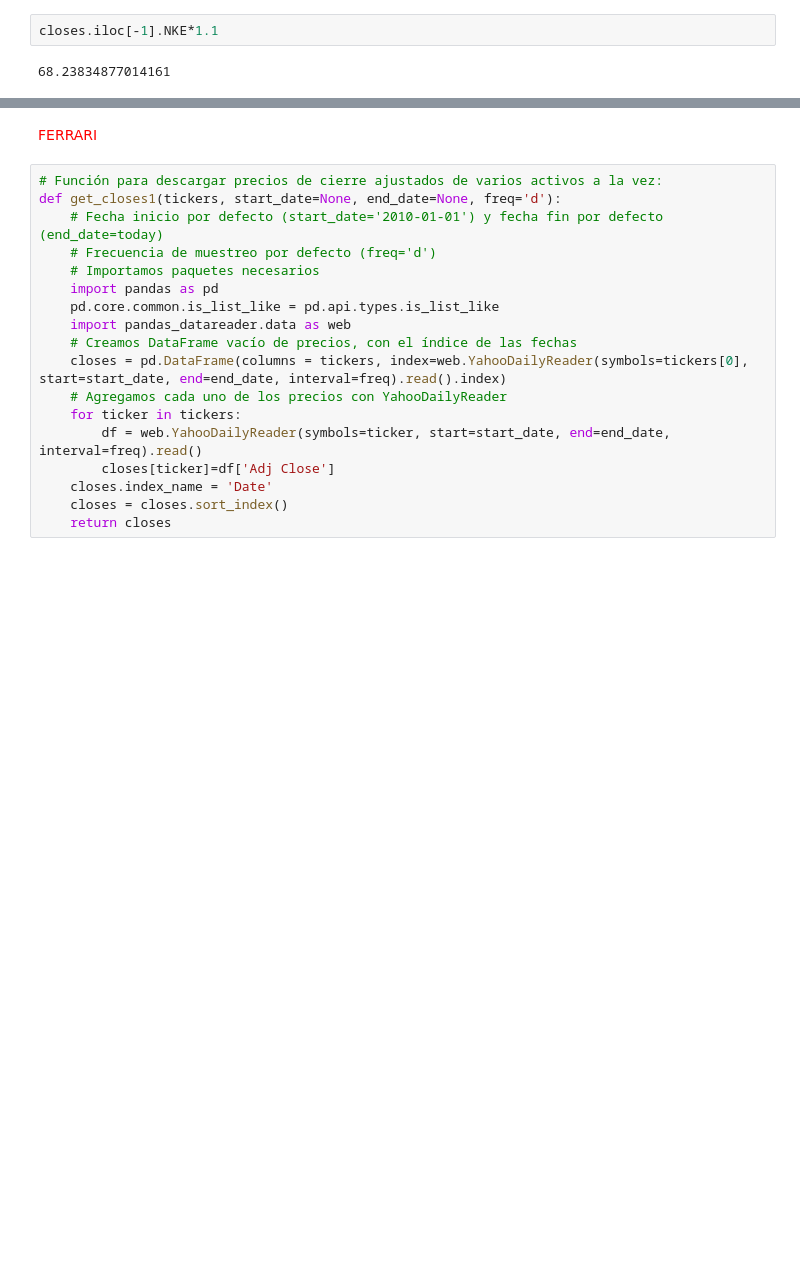
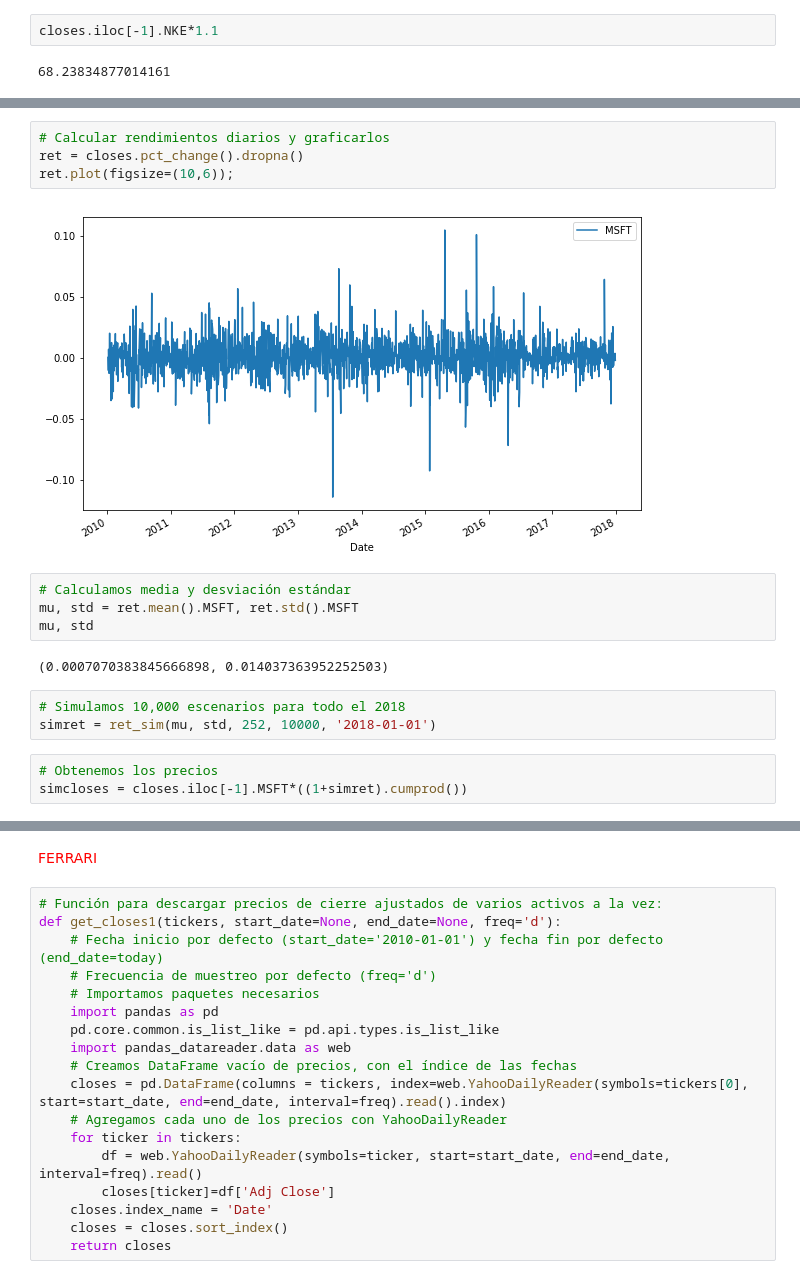
Before and after one commit to labv98/Proyecto-3, a Jupyter notebook: ProyectoModulo3_FrancoJE_FigueroaAR_BarraganVL.ipynb, the cells around one changed output, grey strips where cells are left out. Drawn from its saved outputs; the diff is of its cells as text; blank space fills up the shorter version.

```diff
--- a/ProyectoModulo3_FrancoJE_FigueroaAR_BarraganVL.ipynb
+++ b/ProyectoModulo3_FrancoJE_FigueroaAR_BarraganVL.ipynb
@@ -157,0 +194,18 @@ prob.plot(figsize=(10,6), legend=False);
+# %%
+# Calcular rendimientos diarios y graficarlos
+ret = closes.pct_change().dropna()
+ret.plot(figsize=(10,6));
+# %% [output]
+[figure, added]
+# %%
+# Calculamos media y desviación estándar
+mu, std = ret.mean().MSFT, ret.std().MSFT
+mu, std
+# %% [output]
+(0.0007070383845666898, 0.014037363952252503)
+# %%
+# Simulamos 10,000 escenarios para todo el 2018
+simret = ret_sim(mu, std, 252, 10000, '2018-01-01')
+# %%
+# Obtenemos los precios
+simcloses = closes.iloc[-1].MSFT*((1+simret).cumprod())
```
Also changed, not shown: parts of 39 cells of this notebook.
